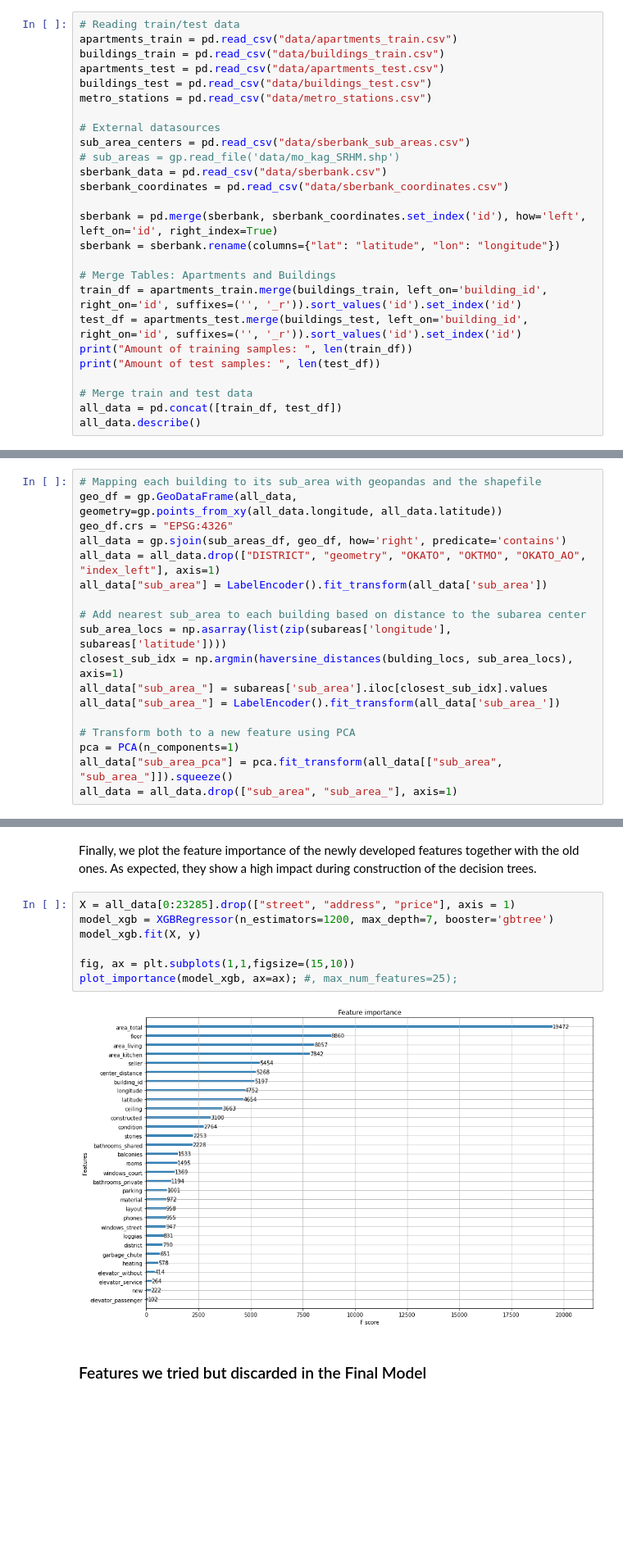
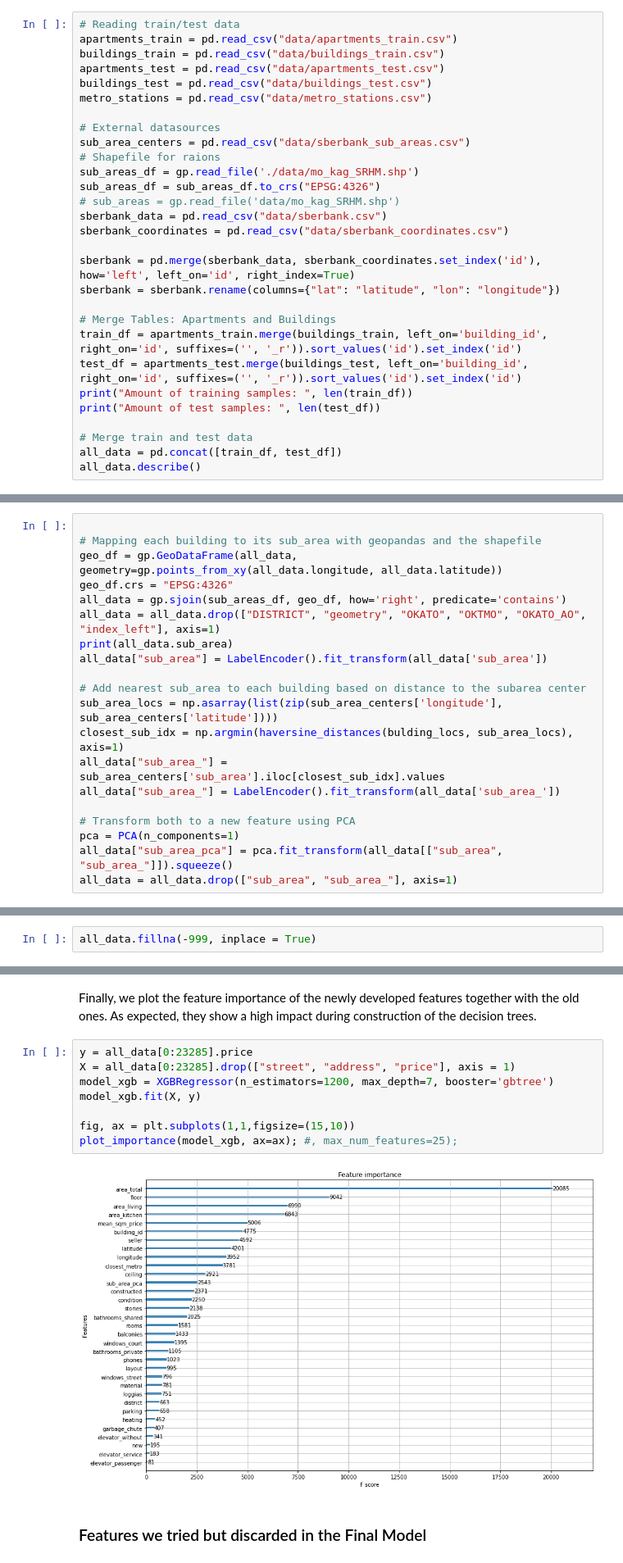
Before and after one commit to kirill-menke/house-pricing-prediction, a Jupyter notebook: group97_long_notebook.ipynb, the cells around one changed output, grey strips where cells are left out. Shown at 82% size. Cells and saved outputs as stored; diff of their text form; blank space fills up the shorter version.

Commit message:
made subareas and balltree work

```diff
--- a/group97_long_notebook.ipynb
+++ b/group97_long_notebook.ipynb
@@ -57,11 +57,14 @@ metro_stations = pd.read_csv("data/metro_stations.csv")
 
 # External datasources
 sub_area_centers = pd.read_csv("data/sberbank_sub_areas.csv")
+# Shapefile for raions
+sub_areas_df = gp.read_file('./data/mo_kag_SRHM.shp')
+sub_areas_df = sub_areas_df.to_crs("EPSG:4326")
 # sub_areas = gp.read_file('data/mo_kag_SRHM.shp')
 sberbank_data = pd.read_csv("data/sberbank.csv")
 sberbank_coordinates = pd.read_csv("data/sberbank_coordinates.csv")
 
-sberbank = pd.merge(sberbank, sberbank_coordinates.set_index('id'), how='left', left_on='id', right_index=True)
+sberbank = pd.merge(sberbank_data, sberbank_coordinates.set_index('id'), how='left', left_on='id', right_index=True)
 sberbank = sberbank.rename(columns={"lat": "latitude", "lon": "longitude"})
 
 # Merge Tables: Apartments and Buildings
@@ -447,15 +455,17 @@ Lastly, we applied PCA on this different but correlated mappings to build a new
 # %%
+
 # Mapping each building to its sub_area with geopandas and the shapefile
 geo_df = gp.GeoDataFrame(all_data, geometry=gp.points_from_xy(all_data.longitude, all_data.latitude))
 geo_df.crs = "EPSG:4326"
 all_data = gp.sjoin(sub_areas_df, geo_df, how='right', predicate='contains')
 all_data = all_data.drop(["DISTRICT", "geometry", "OKATO", "OKTMO", "OKATO_AO", "index_left"], axis=1)
+print(all_data.sub_area)
 all_data["sub_area"] = LabelEncoder().fit_transform(all_data['sub_area'])
 
 # Add nearest sub_area to each building based on distance to the subarea center
-sub_area_locs = np.asarray(list(zip(subareas['longitude'], subareas['latitude'])))
+sub_area_locs = np.asarray(list(zip(sub_area_centers['longitude'], sub_area_centers['latitude'])))
 closest_sub_idx = np.argmin(haversine_distances(bulding_locs, sub_area_locs), axis=1)
-all_data["sub_area_"] = subareas['sub_area'].iloc[closest_sub_idx].values
+all_data["sub_area_"] = sub_area_centers['sub_area'].iloc[closest_sub_idx].values
 all_data["sub_area_"] = LabelEncoder().fit_transform(all_data['sub_area_'])
 
 # Transform both to a new feature using PCA
@@ -467,3 +489,5 @@ NameError: name 'gp' is not defined
+# %%
+all_data.fillna(-999, inplace = True)
 # %% [markdown]
 #### Average Squaremeter Price in the Neighborhood
 # %% [markdown]
@@ -489,14 +511,15 @@ ValueError: Input contains NaN, infinity or a value too large for dtype('float64
 # %% [markdown]
 Finally, we plot the feature importance of the newly developed features together with the old ones. As expected, they show a high impact during construction of the decision trees.
 # %%
+y = all_data[0:23285].price
 X = all_data[0:23285].drop(["street", "address", "price"], axis = 1)
 model_xgb = XGBRegressor(n_estimators=1200, max_depth=7, booster='gbtree')
 model_xgb.fit(X, y)
 
 fig, ax = plt.subplots(1,1,figsize=(15,10))
 plot_importance(model_xgb, ax=ax); #, max_num_features=25);
 # %% [output]
-[figure, old version]
+[figure, new version]
 # %% [markdown]
 ### Features we tried but discarded in the Final Model
 # %% [markdown]
```
Also changed, not shown: parts of 9 cells of this notebook.
